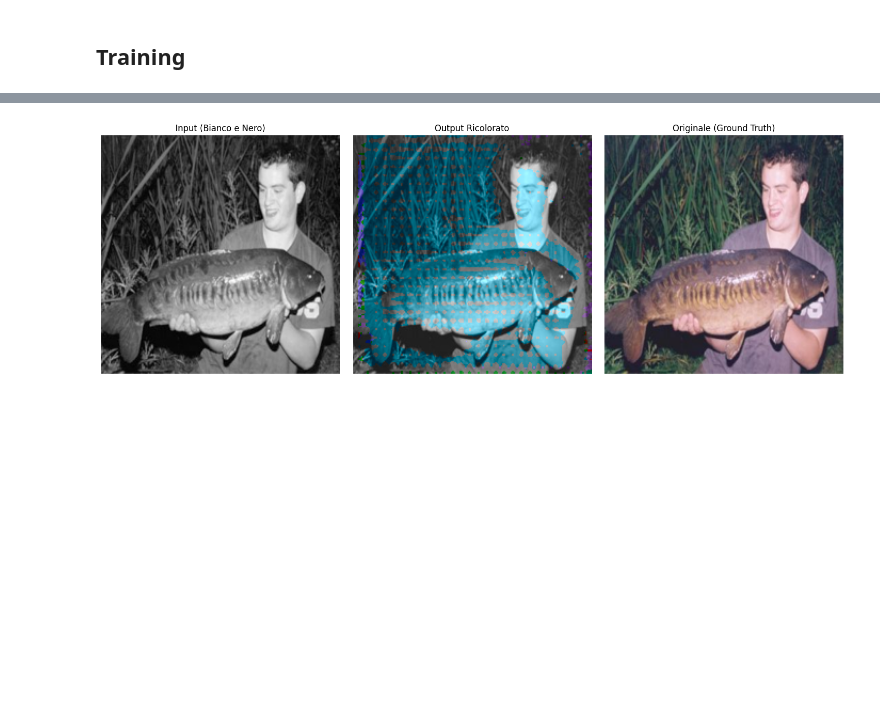
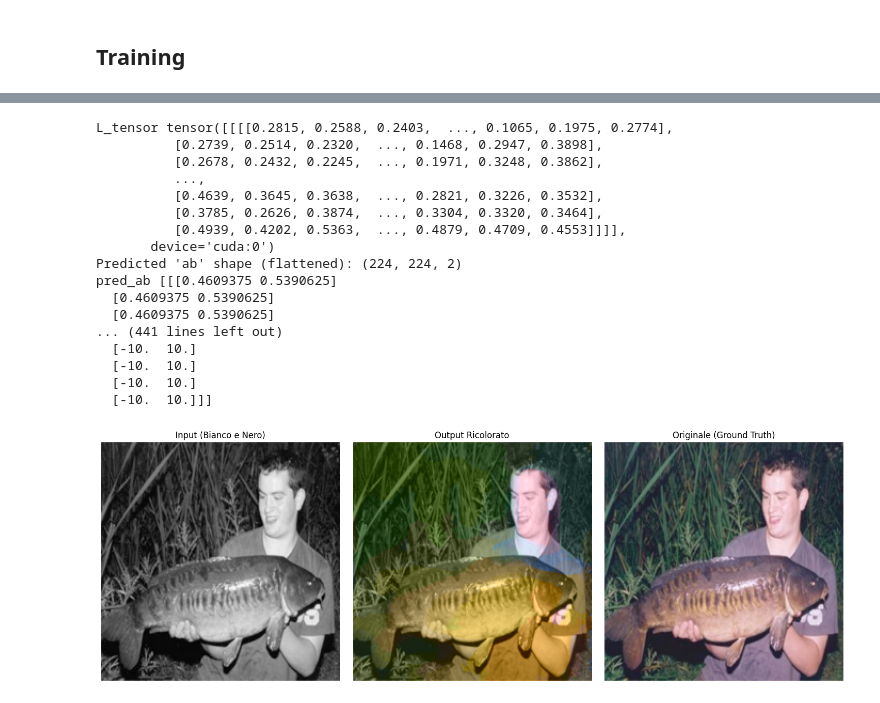
Before and after one commit to riccardotornesello/ai-exercises, a Jupyter notebook: colorizer_pytorch.ipynb, the cells around one changed output, grey strips where cells are left out. Saved outputs shown, nothing was run; the diff lists cells and outputs as text; code cells hidden in the pictures; blank space fills up the shorter version.

```diff
--- a/colorizer_pytorch.ipynb
+++ b/colorizer_pytorch.ipynb
@@ -95,13 +91,14 @@ def generate_ab_centroids(step=10, cache=False):
     """
 
     save_dir = os.path.join(OUT_DIR, "pts_in_hull.npy")
+    os.makedirs(OUT_DIR, exist_ok=True)
     if cache and os.path.exists(save_dir):
         print(f"Loading cached centroids from {save_dir}")
         return np.load(save_dir)
 
     # Create a full 2D grid of a and b values
-    a_vals = np.arange(-110, 120, step)
-    b_vals = np.arange(-110, 120, step)
+    a_vals = np.arange(-120, 130, step)
+    b_vals = np.arange(-120, 130, step)
     a_grid, b_grid = np.meshgrid(a_vals, b_vals)
 
     # Build a "fake" image matrix (Height x Width x Channels)
@@ -130,6 +127,9 @@ def generate_ab_centroids(step=10, cache=False):
     # Combine them into the final (N, 2) array
     result = np.column_stack((valid_a, valid_b))
 
+    # Normalize to [0.0, 1.0] range for easier use in training
+    result = (result + 128.0) / 256.0
+
     np.save(save_dir, result)
     return result
 
@@ -139,7 +139,7 @@ centroids_count = len(centroids)
 print(f"Generated {centroids_count} in-gamut centroids.")
 print(f"Centroid shape: {centroids.shape}")
 print("Sample centroids (a, b):")
-print(centroids[:10])  # Print the first 10 centroids as a sample
+print(centroids[:5])  # Print the first 5 centroids as a sample
 
 plt.figure(figsize=(8, 8))
 plt.scatter(centroids[:, 0], centroids[:, 1], c="blue", marker="s", s=50)
@@ -558,7 +597,8 @@ def colorize_imagenette_sample(model_path, centroids_path, image_index=0):
 
     # Prepariamo il tensore (N, C, H, W)
     # Ricorda: applica qui la stessa normalizzazione usata nel tuo PrecomputedColorizationDataset
-    L_tensor = torch.Tensor(L_channel).unsqueeze(0).unsqueeze(0).to(device)
+    L_tensor = torch.Tensor(L_channel).unsqueeze(0).unsqueeze(0).to(device) / 100.0  # Normalizza L a [0.0, 1.0]
+    print("L_tensor", L_tensor)
 
     # 4. Forward Pass (Inferenza)
     with torch.no_grad():
@@ -568,6 +608,10 @@ def colorize_imagenette_sample(model_path, centroids_path, image_index=0):
     # Estraiamo gli indici predetti e li mappiamo ai valori 'ab'
     pred_indices = torch.argmax(outputs, dim=1).squeeze().cpu().numpy()
     pred_ab = centroids[pred_indices]
+    print(f"Predicted 'ab' shape (flattened): {pred_ab.shape}")
+    print("pred_ab", pred_ab[:1])  # Print the first 5 predicted 'ab' values as a sample
+    pred_ab = pred_ab * 256.0 - 128.0  # Denormalizza a-b
+    print("pred_ab", pred_ab[:1])  # Print the first 5 predicted 'ab' values as a sample
 
     # Ricostruiamo l'immagine
     out_lab = np.zeros((224, 224, 3))
@@ -578,32 +622,49 @@ def colorize_imagenette_sample(model_path, centroids_path, image_index=0):
     out_rgb = lab2rgb(out_lab)
 
     # 6. Visualizzazione a tre pannelli
     fig, ax = plt.subplots(1, 3, figsize=(15, 5))
 
     # Pannello 1: Input Bianco e Nero
     ax[0].imshow(L_channel, cmap='gray')
     ax[0].set_title("Input (Bianco e Nero)")
     ax[0].axis('off')
 
     # Pannello 2: Output del Modello
     ax[1].imshow(out_rgb)
     ax[1].set_title("Output Ricolorato")
     ax[1].axis('off')
 
     # Pannello 3: Originale
     ax[2].imshow(img_np)
     ax[2].set_title("Originale (Ground Truth)")
     ax[2].axis('off')
 
     plt.tight_layout()
     plt.show()
 
 # Esecuzione della simulazione sulla prima immagine del validation set
 # Sostituisci i percorsi con quelli reali dei tuoi file
 colorize_imagenette_sample(
-    model_path="out/model/colorization_model_imagenette_epoch_8.pth",
+    model_path="out/model/colorization_model_imagenette_epoch_20.pth",
     centroids_path="out/pts_in_hull.npy",
     image_index=29 # Cambia questo numero per testare altre immagini (es. 10, 42, 100)
 )
 # %% [output]
+L_tensor tensor([[[[0.2815, 0.2588, 0.2403,  ..., 0.1065, 0.1975, 0.2774],
+          [0.2739, 0.2514, 0.2320,  ..., 0.1468, 0.2947, 0.3898],
+          [0.2678, 0.2432, 0.2245,  ..., 0.1971, 0.3248, 0.3862],
+          ...,
+          [0.4639, 0.3645, 0.3638,  ..., 0.2821, 0.3226, 0.3532],
+          [0.3785, 0.2626, 0.3874,  ..., 0.3304, 0.3320, 0.3464],
+          [0.4939, 0.4202, 0.5363,  ..., 0.4879, 0.4709, 0.4553]]]],
+       device='cuda:0')
+Predicted 'ab' shape (flattened): (224, 224, 2)
+pred_ab [[[0.4609375 0.5390625]
+  [0.4609375 0.5390625]
+  [0.4609375 0.5390625]
+... (441 lines left out)
+  [-10.  10.]
+  [-10.  10.]
+  [-10.  10.]
+  [-10.  10.]]]
-[figure, old version]
+[figure, new version]
```
Also changed, not shown: parts of 10 cells of this notebook.
